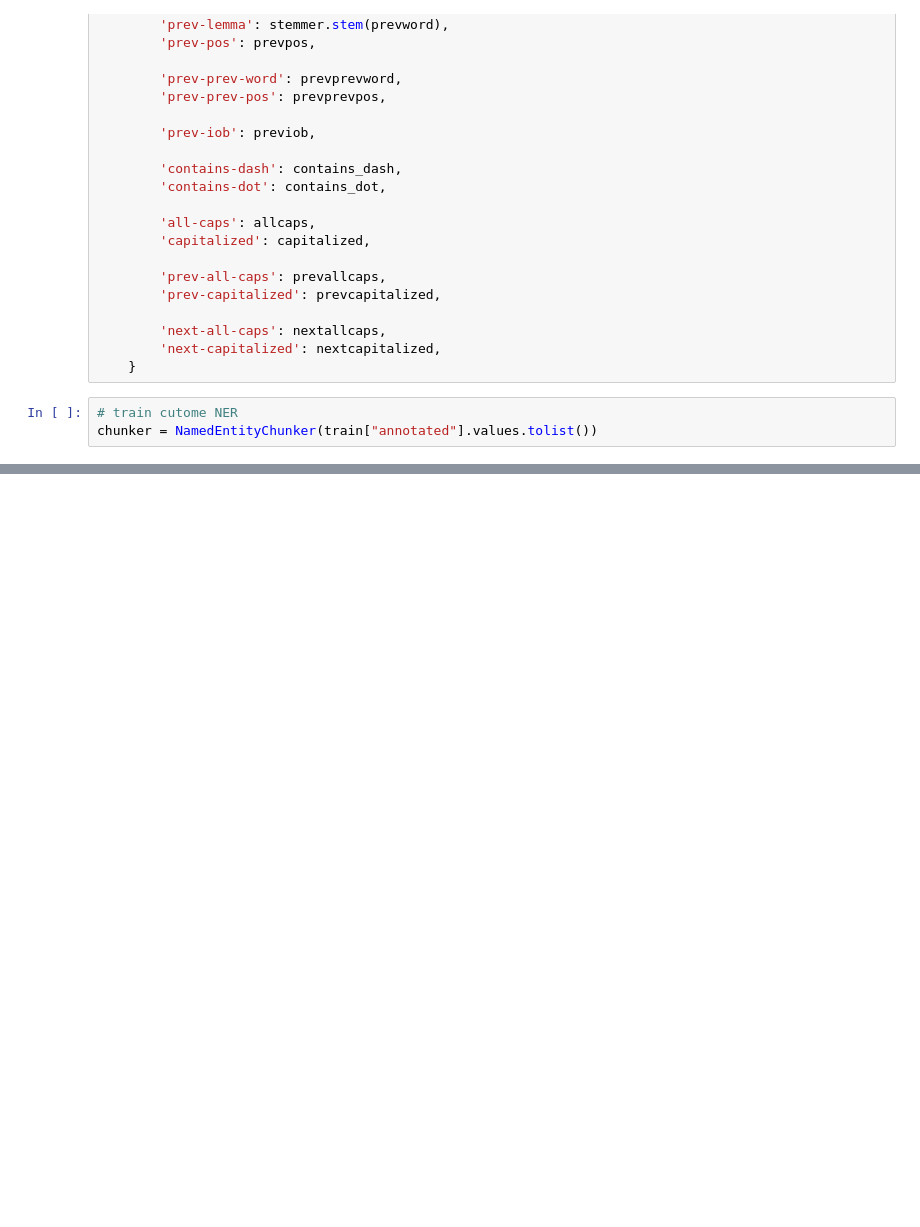
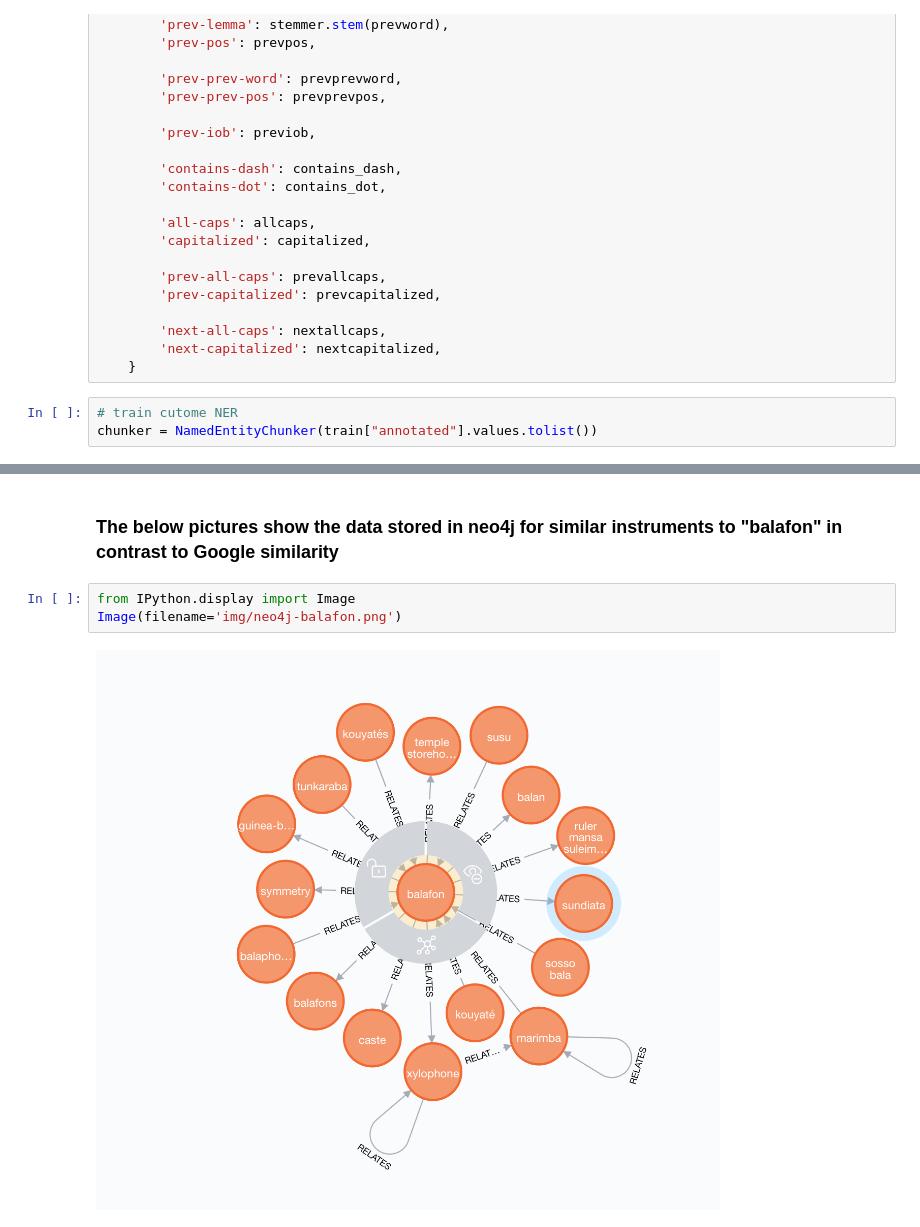
Before and after one commit to vivek7266/music-graph, a Jupyter notebook: mgraphNLTK.ipynb, the cells around one changed output, grey strips where cells are left out. Cells and saved outputs as stored; diff of their text form; blank space fills up the shorter version.

```diff
--- a/mgraphNLTK.ipynb
+++ b/mgraphNLTK.ipynb
@@ -296,0 +502,7 @@ for rel in rels:
+# %% [markdown]
+### The below pictures show the data stored in neo4j for similar instruments to "balafon" in contrast to Google similarity
+# %%
+from IPython.display import Image
+Image(filename='img/neo4j-balafon.png')
+# %% [output]
+[figure, added]
```
Also changed, not shown: parts of 44 cells of this notebook.
